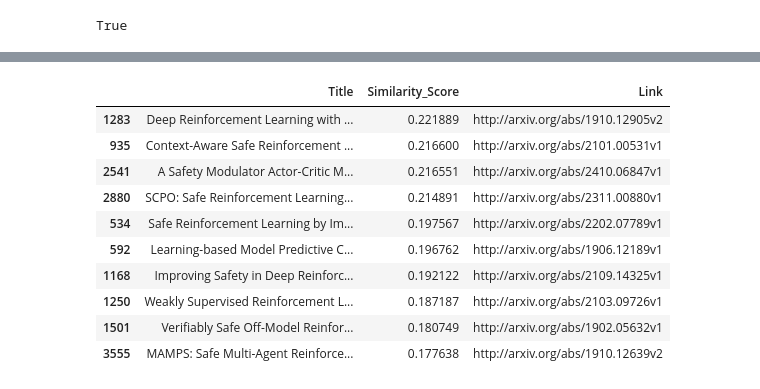
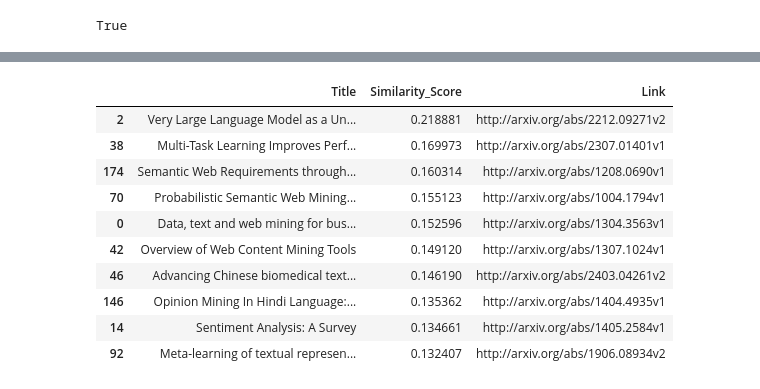
Before and after one commit to joaoprdias/arxplorer, a Jupyter notebook: notebooks/get_arxiv_data.ipynb, the cells around one changed output, grey strips where cells are left out. Saved outputs shown, nothing was run; the diff lists cells and outputs as text; code cells hidden in the pictures.

```diff
--- a/notebooks/get_arxiv_data.ipynb
+++ b/notebooks/get_arxiv_data.ipynb
@@ -63,6 +63,10 @@ def get_arxiv_data(query, max_results=250, sort_by="relevance"):
                     for author in entry.findall("{http://www.w3.org/2005/Atom}author")
                 ]
 
+                primary_category = entry.find("{http://arxiv.org/schemas/atom}primary_category")
+                journal_ref = entry.find("{http://arxiv.org/schemas/atom}journal_ref")
+                comment = entry.find("{http://arxiv.org/schemas/atom}comment")
+
                 # Adicionar aos resultados
                 results.append({
                     "Title": title,
@@ -71,6 +75,9 @@ def get_arxiv_data(query, max_results=250, sort_by="relevance"):
                     "Link": link,
                     "Published": published,
                     "Updated": updated,
+                    "Primary_Category": primary_category.attrib["term"] if primary_category is not None else None,
+                    "Journal_Reference": journal_ref.text.strip() if journal_ref is not None else None,
+                    "Comment": comment.text.strip() if comment is not None else None,
                 })
         else:
             print(f"Erro na API: {response.status_code}")
@@ -232,8 +239,8 @@ def find_similar_articles_with_url(df, article_url, top_n=5):
     similar_articles["Similarity_Score"] = similar_scores
     return similar_articles[["Title", "Similarity_Score", "Link"]]
 # %%
-query = "reinforcement learning"  # Palavra-chave para pesquisas
-max_results = 5000  # Quantidade máxima de artigos
+query = "text mining"  # Palavra-chave para pesquisas
+max_results = 250  # Quantidade máxima de artigos
 
 articles = get_arxiv_data(query, max_results, sort_by='relevance')
 unigrams, bigrams, trigrams = extract_keywords(articles, top_n=50)
@@ -249,16 +283,16 @@ articles.head()
 # %%
-article_url = "http://arxiv.org/abs/2405.15430v1"
+article_url = "http://arxiv.org/abs/1201.2073v1"
 similar_articles_with_urls = find_similar_articles_with_url(articles, article_url, top_n=10)
 similar_articles_with_urls
 # %% [output]
 |  | Title | Similarity_Score | Link |
-| 1283 | Deep Reinforcement Learning with ... | 0.221889 | http://arxiv.org/abs/1910.12905v2 |
-| 935 | Context-Aware Safe Reinforcement ... | 0.216600 | http://arxiv.org/abs/2101.00531v1 |
-| 2541 | A Safety Modulator Actor-Critic M... | 0.216551 | http://arxiv.org/abs/2410.06847v1 |
-| 2880 | SCPO: Safe Reinforcement Learning... | 0.214891 | http://arxiv.org/abs/2311.00880v1 |
-| 534 | Safe Reinforcement Learning by Im... | 0.197567 | http://arxiv.org/abs/2202.07789v1 |
-| 592 | Learning-based Model Predictive C... | 0.196762 | http://arxiv.org/abs/1906.12189v1 |
-| 1168 | Improving Safety in Deep Reinforc... | 0.192122 | http://arxiv.org/abs/2109.14325v1 |
-| 1250 | Weakly Supervised Reinforcement L... | 0.187187 | http://arxiv.org/abs/2103.09726v1 |
-| 1501 | Verifiably Safe Off-Model Reinfor... | 0.180749 | http://arxiv.org/abs/1902.05632v1 |
-| 3555 | MAMPS: Safe Multi-Agent Reinforce... | 0.177638 | http://arxiv.org/abs/1910.12639v2 |
+| 2 | Very Large Language Model as a Un... | 0.218881 | http://arxiv.org/abs/2212.09271v2 |
+| 38 | Multi-Task Learning Improves Perf... | 0.169973 | http://arxiv.org/abs/2307.01401v1 |
+| 174 | Semantic Web Requirements through... | 0.160314 | http://arxiv.org/abs/1208.0690v1 |
+| 70 | Probabilistic Semantic Web Mining... | 0.155123 | http://arxiv.org/abs/1004.1794v1 |
+| 0 | Data, text and web mining for bus... | 0.152596 | http://arxiv.org/abs/1304.3563v1 |
+| 42 | Overview of Web Content Mining Tools | 0.149120 | http://arxiv.org/abs/1307.1024v1 |
+| 46 | Advancing Chinese biomedical text... | 0.146190 | http://arxiv.org/abs/2403.04261v2 |
+| 146 | Opinion Mining In Hindi Language:... | 0.135362 | http://arxiv.org/abs/1404.4935v1 |
+| 14 | Sentiment Analysis: A Survey | 0.134661 | http://arxiv.org/abs/1405.2584v1 |
+| 92 | Meta-learning of textual represen... | 0.132407 | http://arxiv.org/abs/1906.08934v2 |
```
Also changed, not shown: parts of 2 cells of this notebook.
